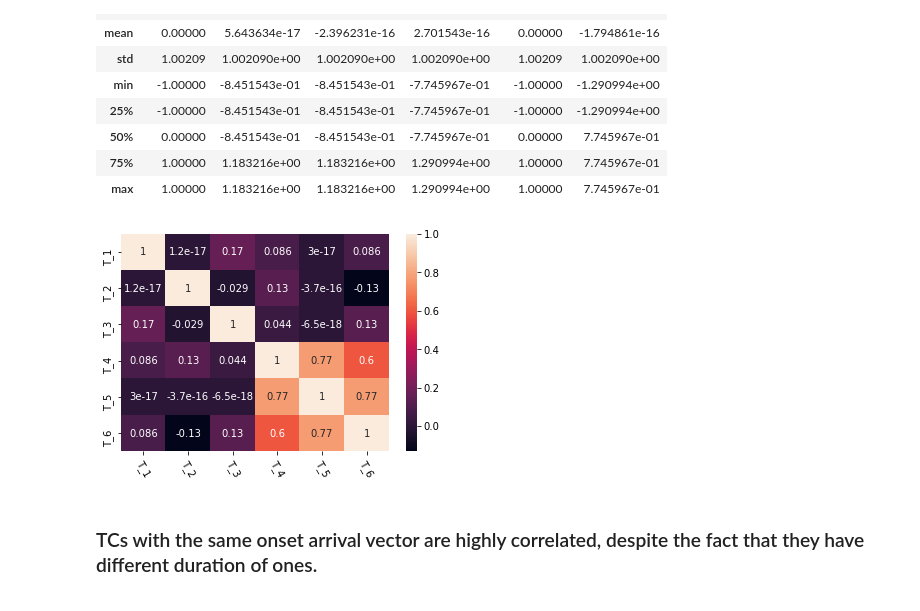
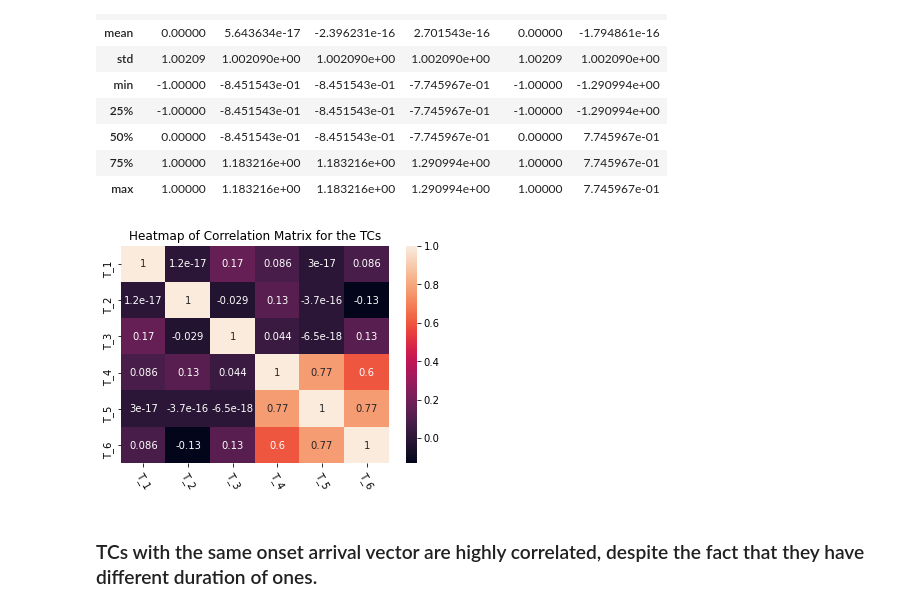
Before and after one commit to junzhin/Mast30034-Assignment1, a Jupyter notebook: assigment1_ver2.0.ipynb, the cells around one changed output. Cells and saved outputs as stored; diff of their text form; code cells hidden in the pictures.

```diff
--- a/assigment1_ver2.0.ipynb
+++ b/assigment1_ver2.0.ipynb
@@ -190,10 +198,11 @@ result = data_frame_time_courses.corr()
 # %%
 result_matrix = np.array(result)
 heatmap  = sns.heatmap(result_matrix, annot=True,yticklabels=data_frame_time_courses.columns, xticklabels = data_frame_time_courses.columns)
+plt.title("Heatmap of Correlation Matrix for the TCs")
 plt.xticks(rotation=300)
 plt.show()
 # %% [output]
-[figure, old version]
+[figure, new version]
 # %% [markdown]
 ### TCs with the same onset arrival vector are highly correlated, despite the fact that they have different duration of ones.
 # %% [markdown]
```
Also changed, not shown: parts of 45 cells of this notebook, 19 other files.
